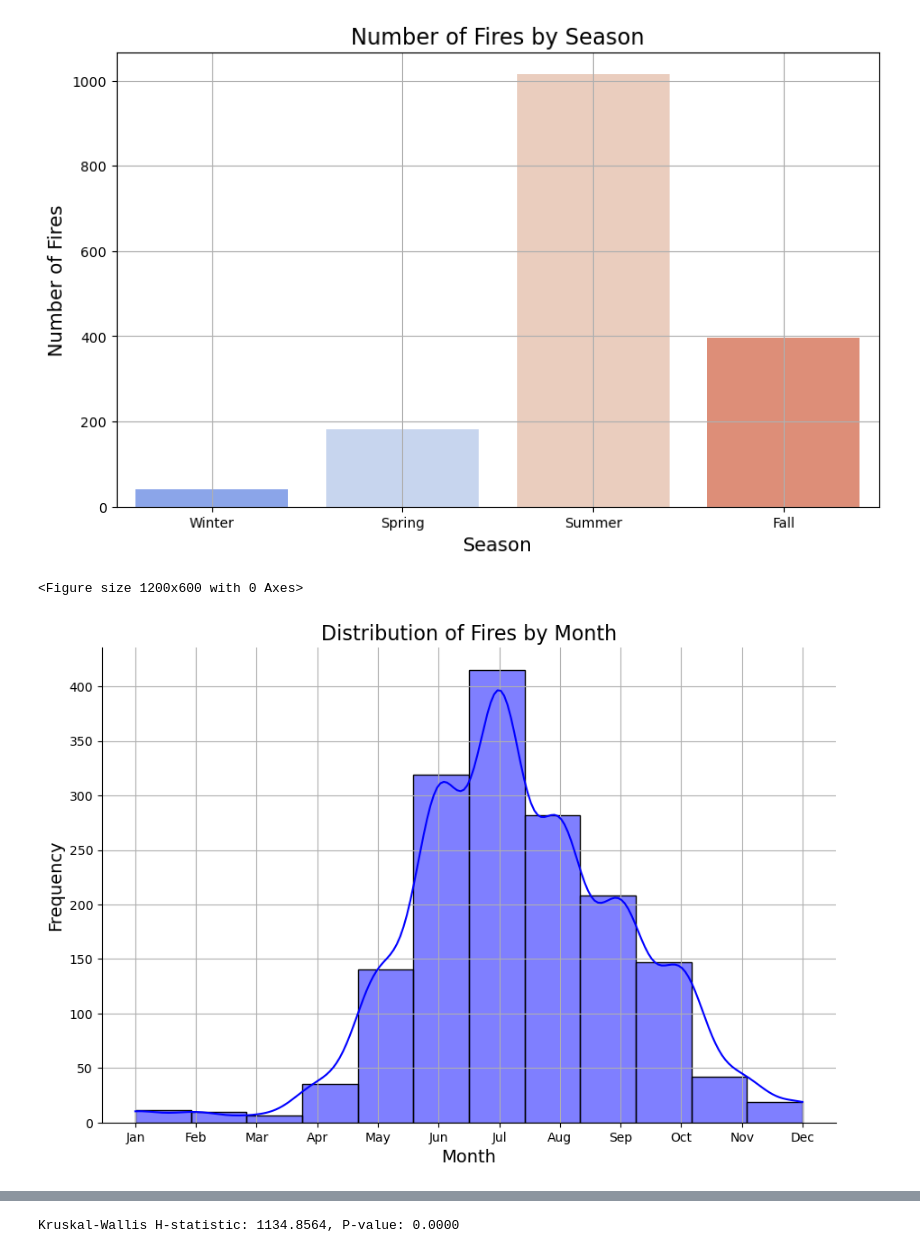
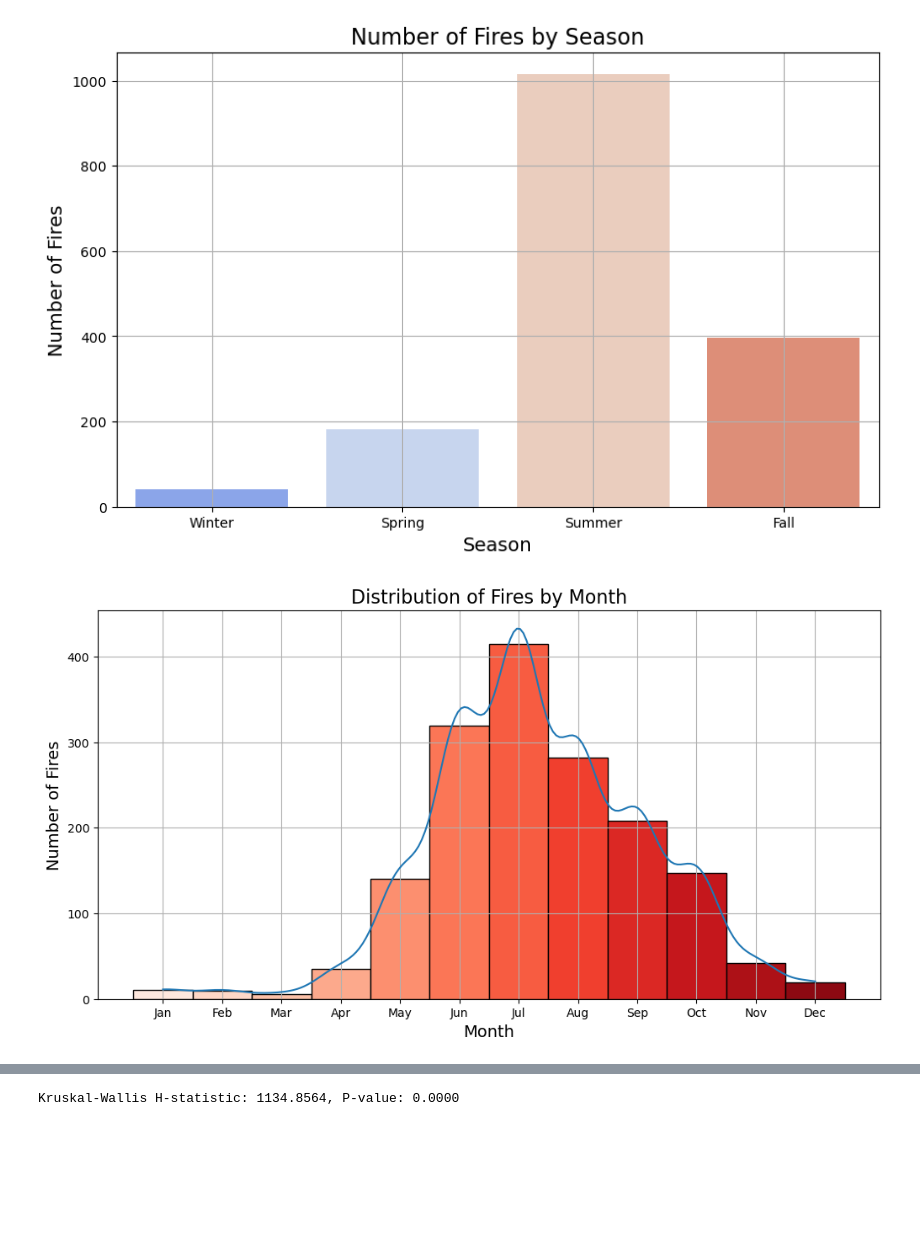
Before and after one commit to estortega/project_1, a Jupyter notebook: renz_file.ipynb, the cells around one changed output, grey strips where cells are left out. Saved outputs shown, nothing was run; the diff lists cells and outputs as text; code cells hidden in the pictures; blank space fills up the shorter version.

Commit message:
Updated color pallete

```diff
--- a/renz_file.ipynb
+++ b/renz_file.ipynb
@@ -123,15 +121,24 @@ month_acres_corr, p_value = pearsonr(calfire['MonthStarted'], calfire['AcresBurn
 # %% [output]
 [figure]
 # %%
+# Define a base color (e.g., blue) and create variations in intensity
+base_color = sns.color_palette("Reds", 12)
+
+# Create the plot
 plt.figure(figsize=(12, 6))
-sns.displot(calfire['MonthStarted'], kde=True, bins=12, color='blue', height=6, aspect=1.5)
+ax = sns.histplot(calfire['MonthStarted'], kde=True, bins=12, discrete=True)
+
+# Assign different intensities of the same hue to each bar
+for i, bar in enumerate(ax.patches):
+    bar.set_facecolor(base_color[i % len(base_color)])
+
+# Customize the plot
 plt.title("Distribution of Fires by Month", fontsize=16)
 plt.xlabel("Month", fontsize=14)
-plt.ylabel("Frequency", fontsize=14)
+plt.ylabel("Number of Fires", fontsize=14)
 plt.xticks(ticks=range(1, 13), labels=["Jan", "Feb", "Mar", "Apr", "May", "Jun", "Jul", "Aug", "Sep", "Oct", "Nov", "Dec"])
 plt.grid(True)
 plt.show()
 # %% [output]
-<Figure size 1200x600 with 0 Axes>
-[figure, old version]
+[figure, new version]
 # %%
```
Also changed, not shown: parts of 2 cells of this notebook.
